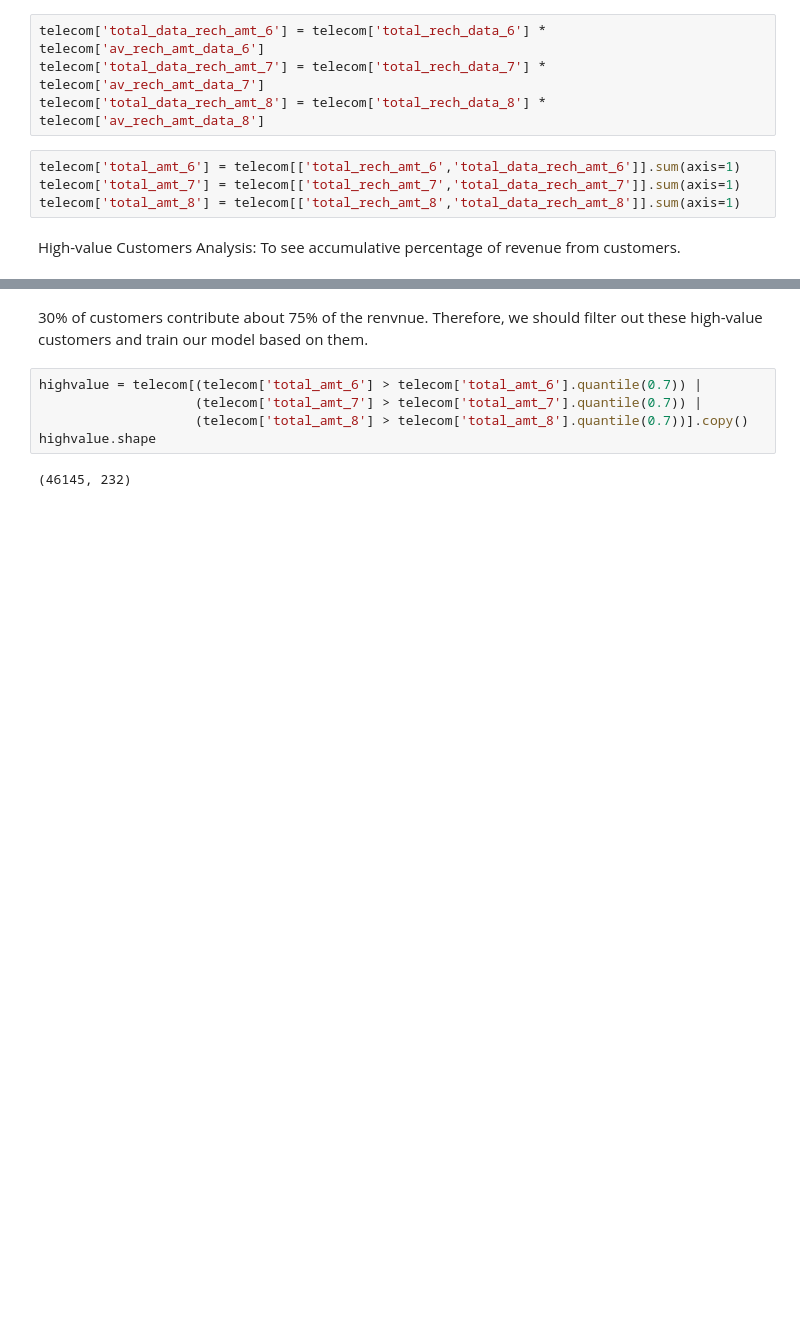
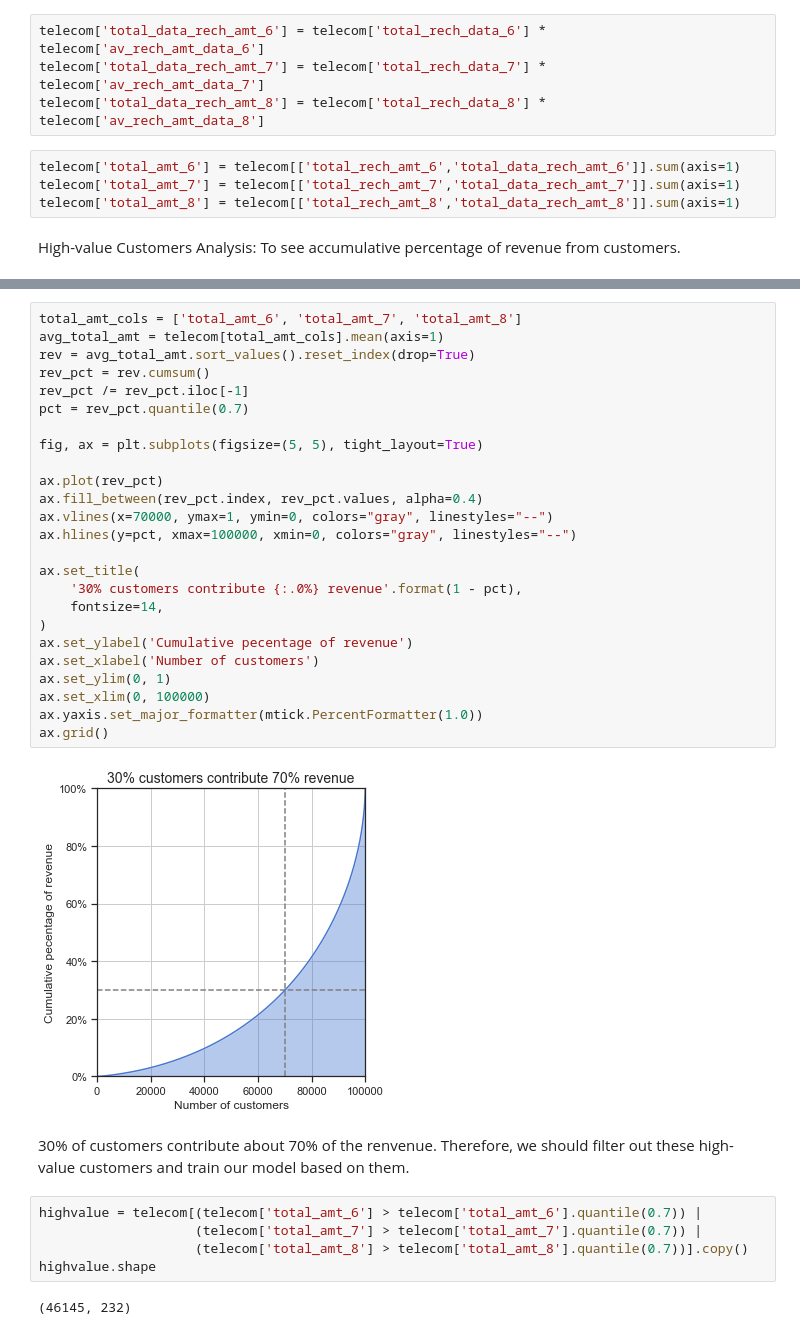
Before and after one commit to Crayon-ShinChan/ids-project, a Jupyter notebook: workflow.ipynb, the cells around one changed output, grey strips where cells are left out. Saved outputs shown, nothing was run; the diff lists cells and outputs as text; blank space fills up the shorter version.

```diff
--- a/workflow.ipynb
+++ b/workflow.ipynb
@@ -155,5 +152,32 @@ Text(0.5, 0.98, 'Revenue contribution of customers')
+# %%
+total_amt_cols = ['total_amt_6', 'total_amt_7', 'total_amt_8']
+avg_total_amt = telecom[total_amt_cols].mean(axis=1)
+rev = avg_total_amt.sort_values().reset_index(drop=True)
+rev_pct = rev.cumsum()
+rev_pct /= rev_pct.iloc[-1]
+pct = rev_pct.quantile(0.7)
+
+fig, ax = plt.subplots(figsize=(5, 5), tight_layout=True)
+
+ax.plot(rev_pct)
+ax.fill_between(rev_pct.index, rev_pct.values, alpha=0.4)
+ax.vlines(x=70000, ymax=1, ymin=0, colors="gray", linestyles="--")
+ax.hlines(y=pct, xmax=100000, xmin=0, colors="gray", linestyles="--")
+
+ax.set_title(
+    '30% customers contribute {:.0%} revenue'.format(1 - pct),
+    fontsize=14,
+)
+ax.set_ylabel('Cumulative pecentage of revenue')
+ax.set_xlabel('Number of customers')
+ax.set_ylim(0, 1)
+ax.set_xlim(0, 100000)
+ax.yaxis.set_major_formatter(mtick.PercentFormatter(1.0))
+ax.grid()
+# %% [output]
+[figure, added]
 # %% [markdown]
-30% of customers contribute about 75% of the renvnue. Therefore, we should filter out these high-value customers and train our model based on them.
+30% of customers contribute about 70% of the renvenue. Therefore, we should filter out these high-value customers and train our model based on them.
 # %%
 highvalue = telecom[(telecom['total_amt_6'] > telecom['total_amt_6'].quantile(0.7)) |
                     (telecom['total_amt_7'] > telecom['total_amt_7'].quantile(0.7)) |
```
Also changed, not shown: parts of 39 cells of this notebook, 2 other files.
